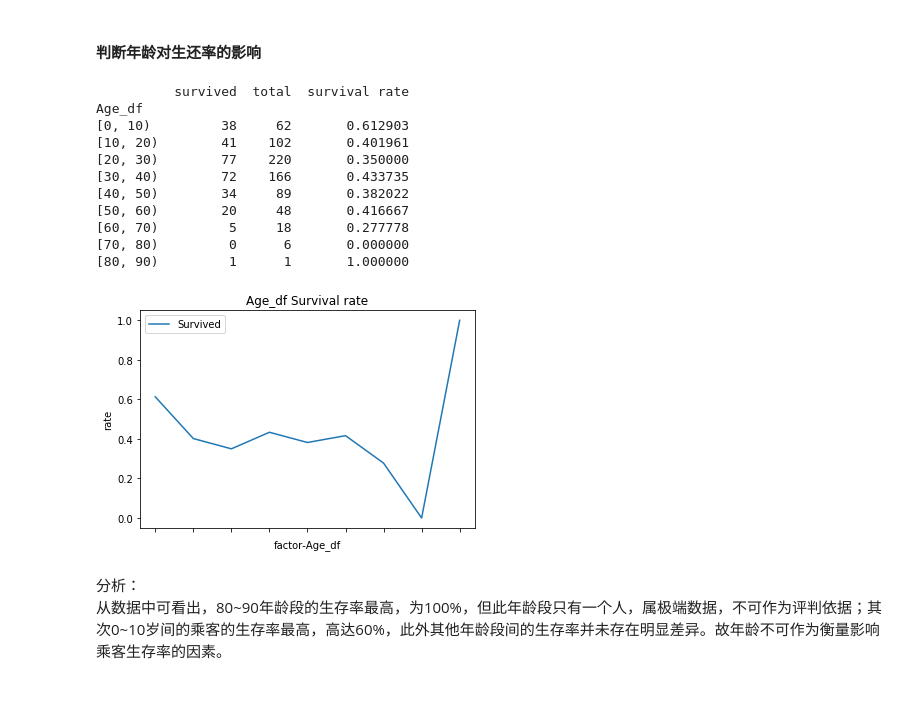
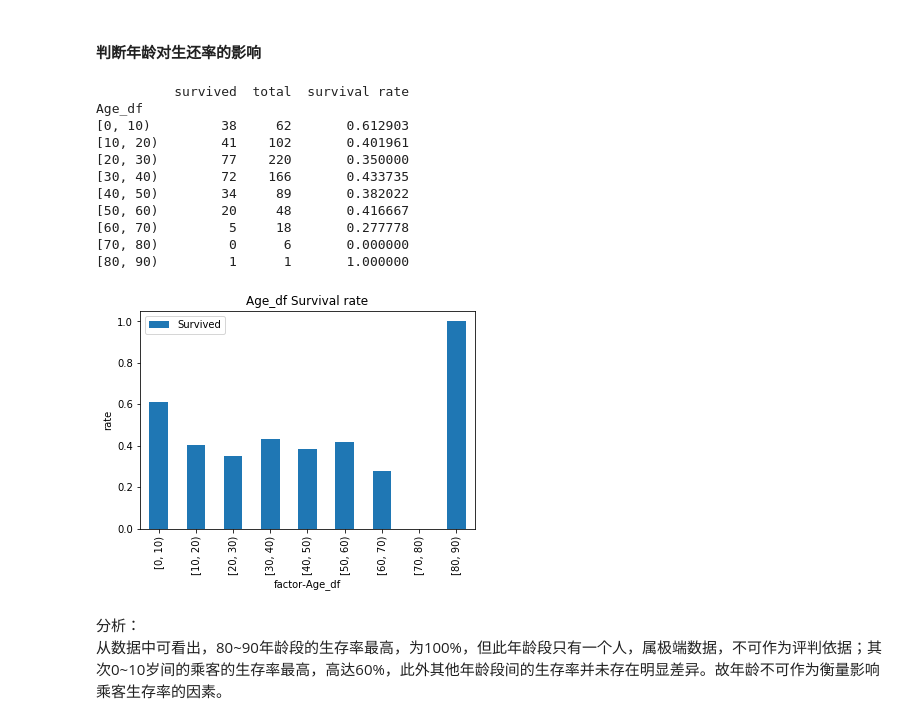
Before and after one commit to nosgong/DataAnalysis, a Jupyter notebook: Analyze.ipynb, the cells around one changed output. Saved outputs shown, nothing was run; the diff lists cells and outputs as text; code cells hidden in the pictures; blank space fills up the shorter version.

```diff
--- a/Analyze.ipynb
+++ b/Analyze.ipynb
@@ -149,20 +155,20 @@ male          93    453       0.205298
 # %%
 bins = np.arange(0,100,10)
 titanic_df['Age_df'] = pd.cut(titanic_df['Age'], bins, right=False)
-get_result_with_one_factor('Age_df', 'line')
+get_result_with_one_factor('Age_df', 'bar')
 # %% [output]
           survived  total  survival rate
 Age_df
 [0, 10)         38     62       0.612903
 [10, 20)        41    102       0.401961
 [20, 30)        77    220       0.350000
 [30, 40)        72    166       0.433735
 [40, 50)        34     89       0.382022
 [50, 60)        20     48       0.416667
 [60, 70)         5     18       0.277778
 [70, 80)         0      6       0.000000
 [80, 90)         1      1       1.000000
-[figure, old version]
+[figure, new version]
 # %% [markdown]
 分析：
     从数据中可看出，80~90年龄段的生存率最高，为100%，但此年龄段只有一个人，属极端数据，不可作为评判依据；其次0~10岁间的乘客的生存率最高，高达60%，此外其他年龄段间的生存率并未存在明显差异。故年龄不可作为衡量影响乘客生存率的因素。
```
Also changed, not shown: parts of 4 cells of this notebook.
